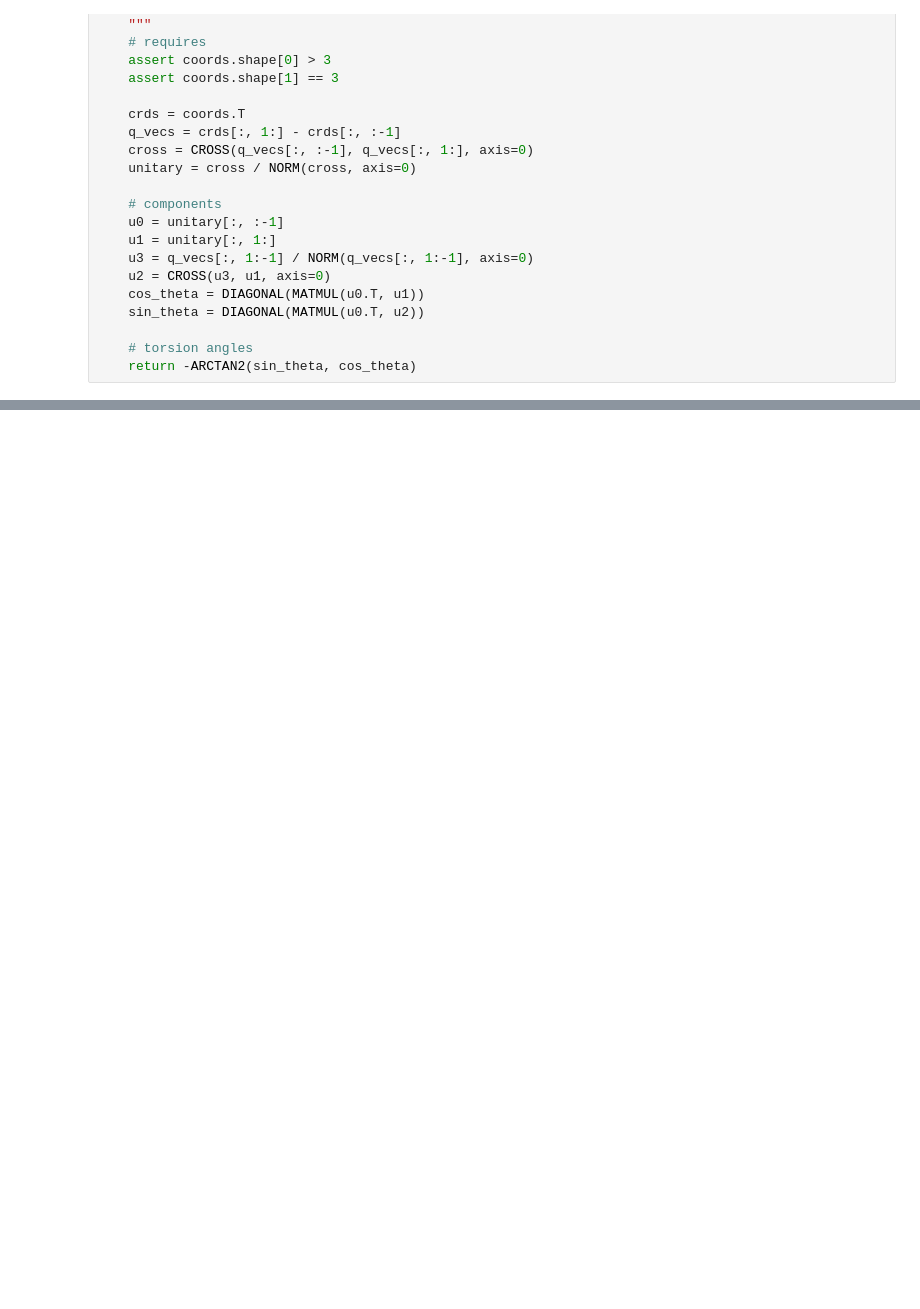
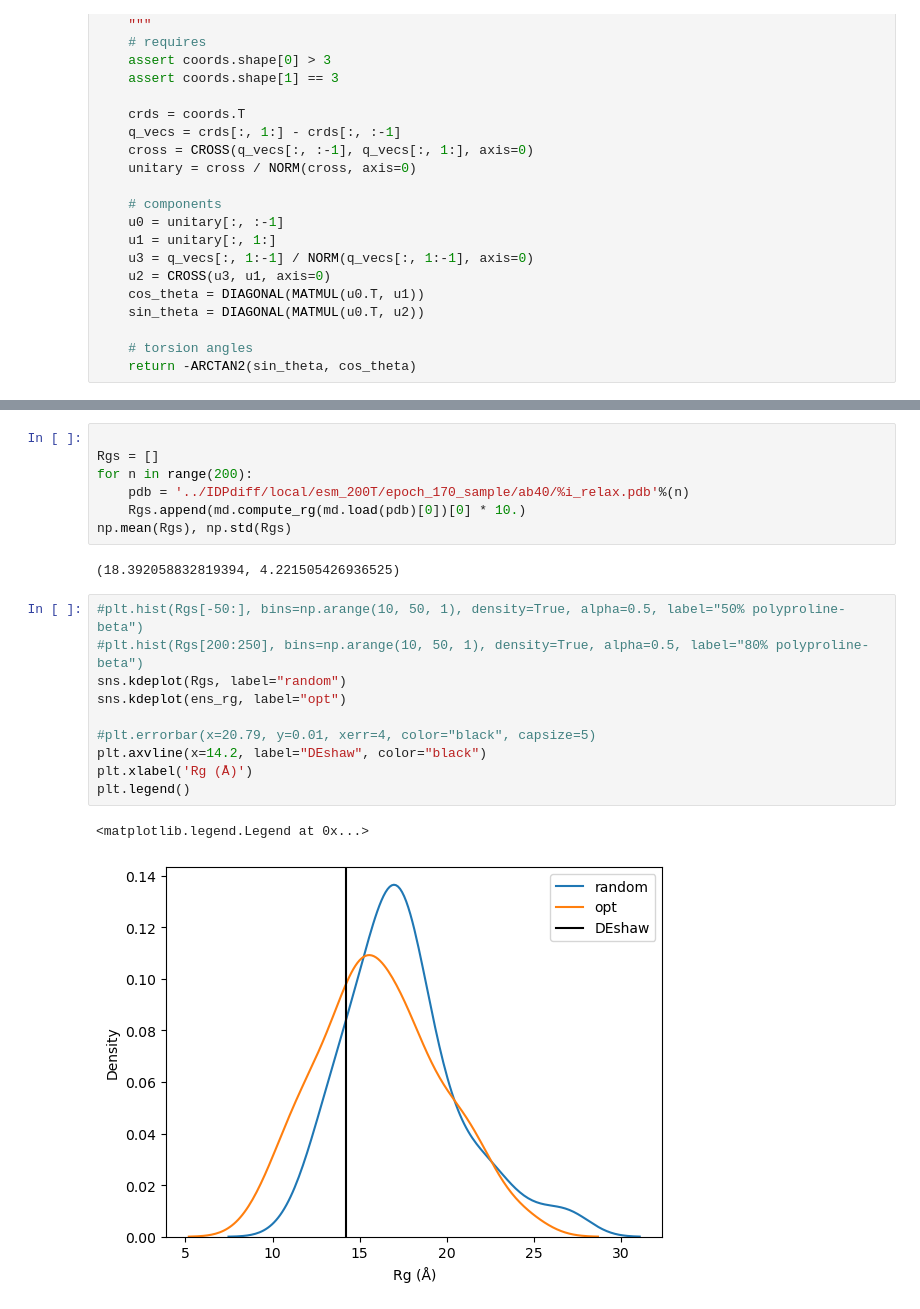
Before and after one commit to Oufan75/X-EISD, a Jupyter notebook: EISD_back_calc.ipynb, the cells around one changed output, grey strips where cells are left out. Cells and saved outputs as stored; diff of their text form; blank space fills up the shorter version.

```diff
--- a/EISD_back_calc.ipynb
+++ b/EISD_back_calc.ipynb
@@ -312,0 +651,22 @@ new_alphas.to_csv('Desktop/X-EISD/back_calc_data/noe.txt', header=None)
+# %%
+
+Rgs = []
+for n in range(200):
+    pdb = '../IDPdiff/local/esm_200T/epoch_170_sample/ab40/%i_relax.pdb'%(n)
+    Rgs.append(md.compute_rg(md.load(pdb)[0])[0] * 10.)
+np.mean(Rgs), np.std(Rgs)
+# %% [output]
+(18.392058832819394, 4.221505426936525)
+# %%
+#plt.hist(Rgs[-50:], bins=np.arange(10, 50, 1), density=True, alpha=0.5, label="50% polyproline-beta")
+#plt.hist(Rgs[200:250], bins=np.arange(10, 50, 1), density=True, alpha=0.5, label="80% polyproline-beta")
+sns.kdeplot(Rgs, label="random")
+sns.kdeplot(ens_rg, label="opt")
+
+#plt.errorbar(x=20.79, y=0.01, xerr=4, color="black", capsize=5)
+plt.axvline(x=14.2, label="DEshaw", color="black")
+plt.xlabel('Rg (Å)')
+plt.legend()
+# %% [output]
+<matplotlib.legend.Legend at 0x...>
+[figure, added]
```
Also changed, not shown: parts of 30 cells of this notebook, 9 other files.
